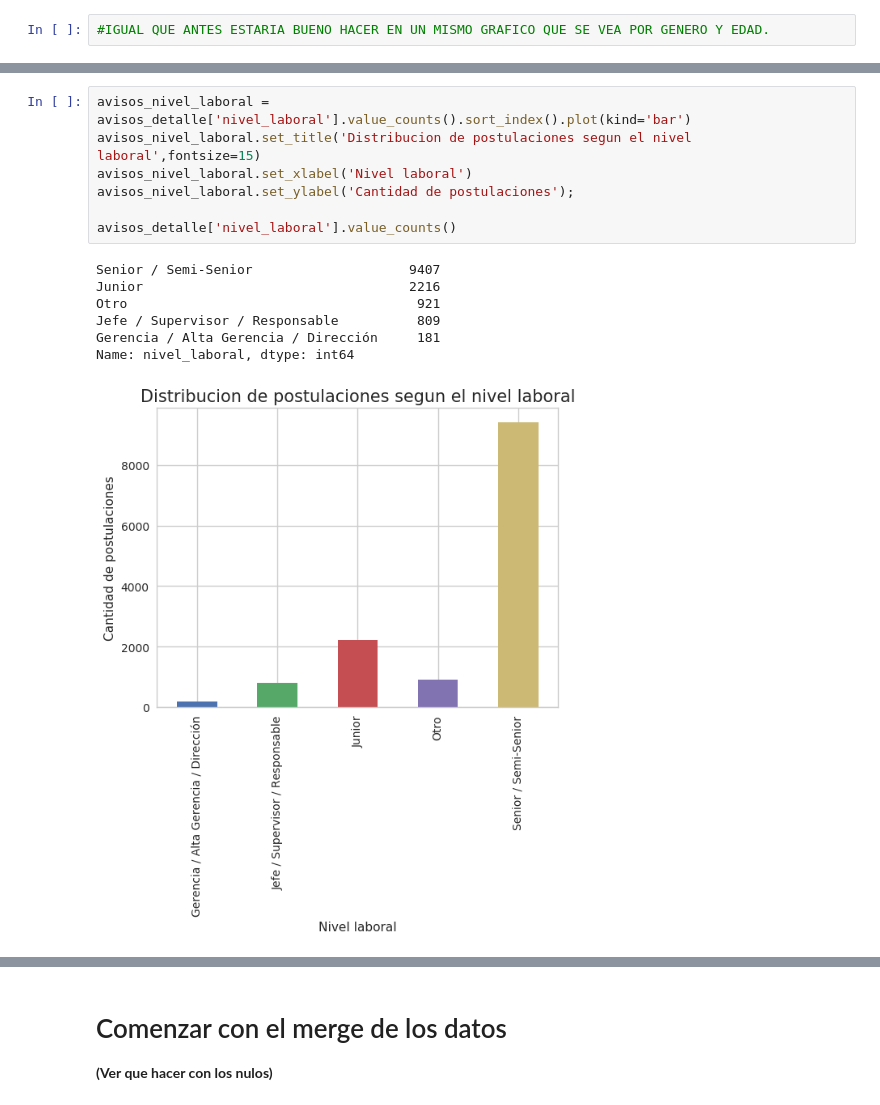
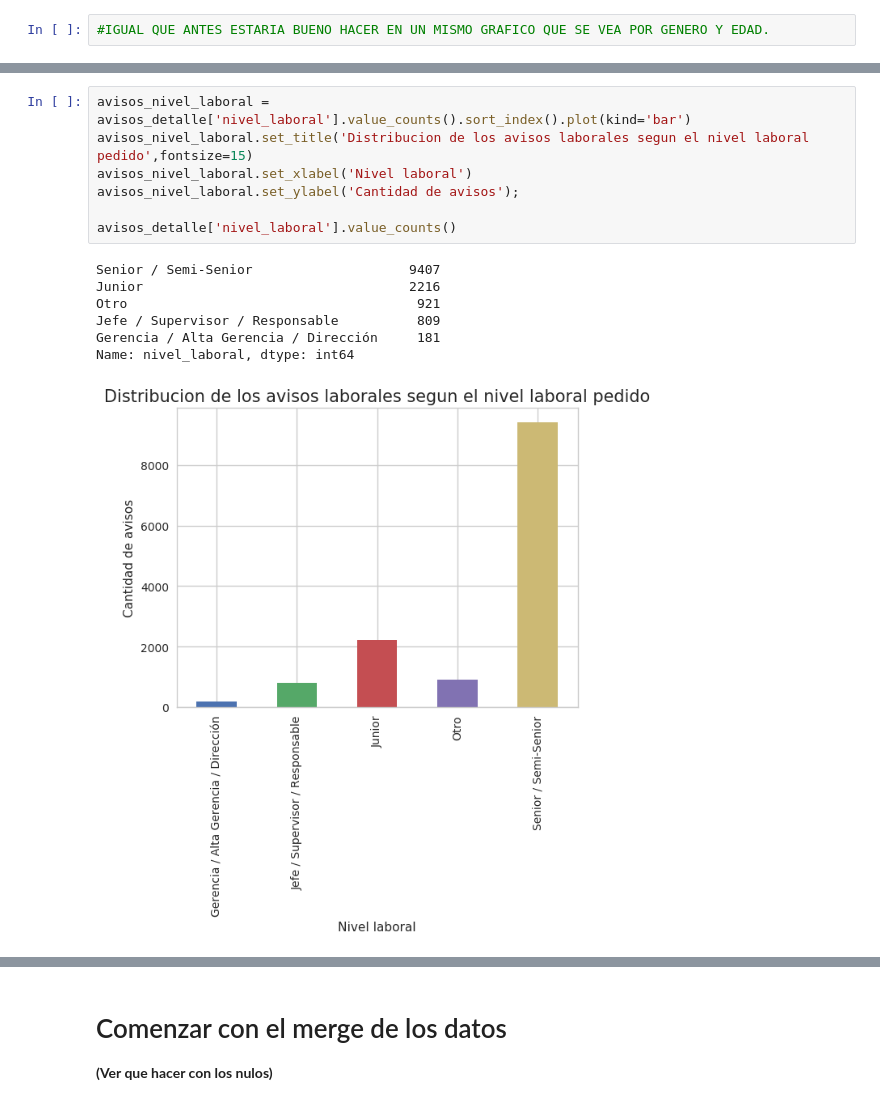
Before and after one commit to juanpcapurro/tp_datos, a Jupyter notebook: tp.ipynb, the cells around one changed output, grey strips where cells are left out. Drawn from its saved outputs; the diff is of its cells as text.

```diff
--- a/tp.ipynb
+++ b/tp.ipynb
@@ -190,18 +190,18 @@ avisos_detalle.head()
 | 4 | 1000872556 | 1 | Operarios de Planta - Rubro Elect... | <p><strong>OPERARIOS DE PLANTA</s... | Gran Buenos Aires | NaN | NaN | Full-time | ... |
 # %%
 avisos_nivel_laboral = avisos_detalle['nivel_laboral'].value_counts().sort_index().plot(kind='bar')
-avisos_nivel_laboral.set_title('Distribucion de postulaciones segun el nivel laboral',fontsize=15)
+avisos_nivel_laboral.set_title('Distribucion de los avisos laborales segun el nivel laboral pedido',fontsize=15)
 avisos_nivel_laboral.set_xlabel('Nivel laboral')
-avisos_nivel_laboral.set_ylabel('Cantidad de postulaciones');
+avisos_nivel_laboral.set_ylabel('Cantidad de avisos');
 
 avisos_detalle['nivel_laboral'].value_counts()
 # %% [output]
 Senior / Semi-Senior                    9407
 Junior                                  2216
 Otro                                     921
 Jefe / Supervisor / Responsable          809
 Gerencia / Alta Gerencia / Dirección     181
 Name: nivel_laboral, dtype: int64
-[figure, old version]
+[figure, new version]
 # %%
 avisos_tipo_de_trabajo = avisos_detalle['tipo_de_trabajo'].value_counts().sort_index().plot(kind='bar')
```
Also changed, not shown: parts of 4 cells of this notebook.
